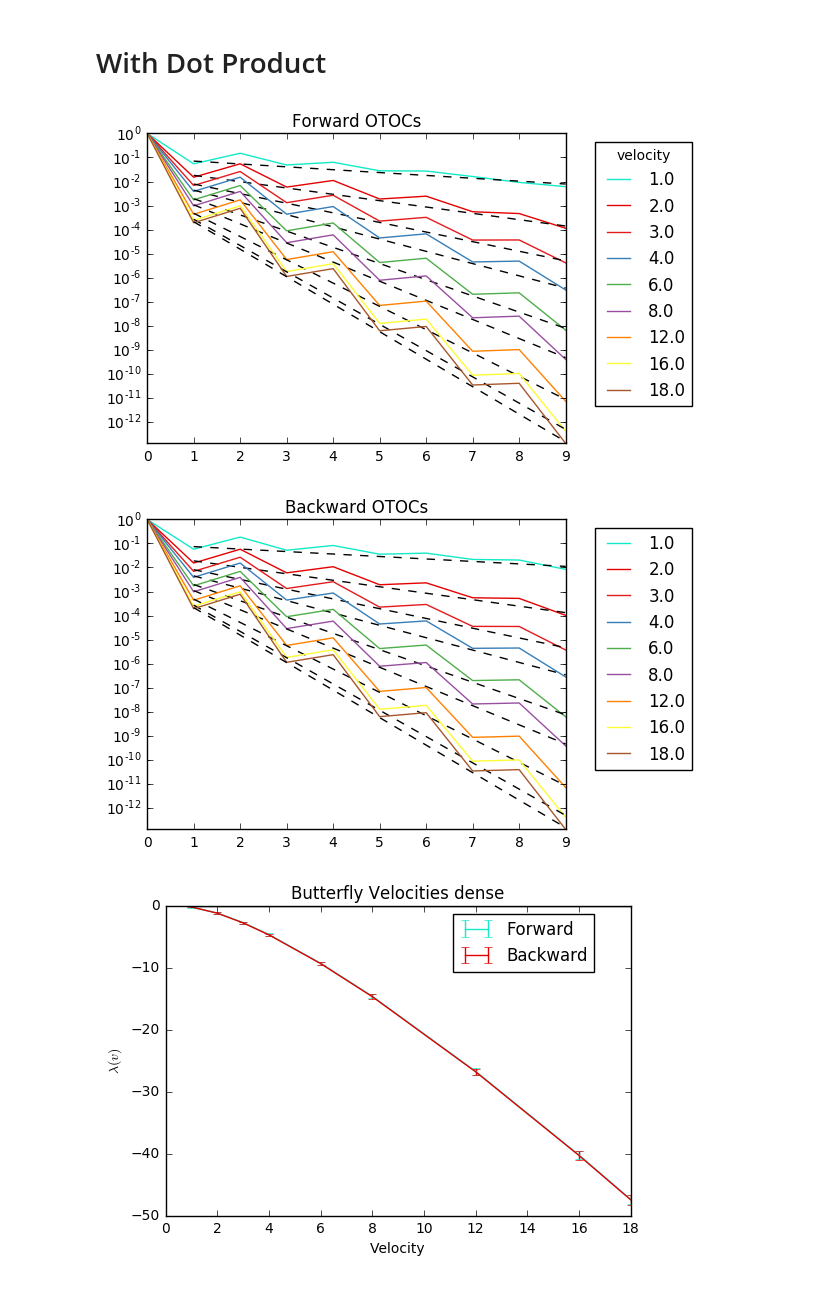
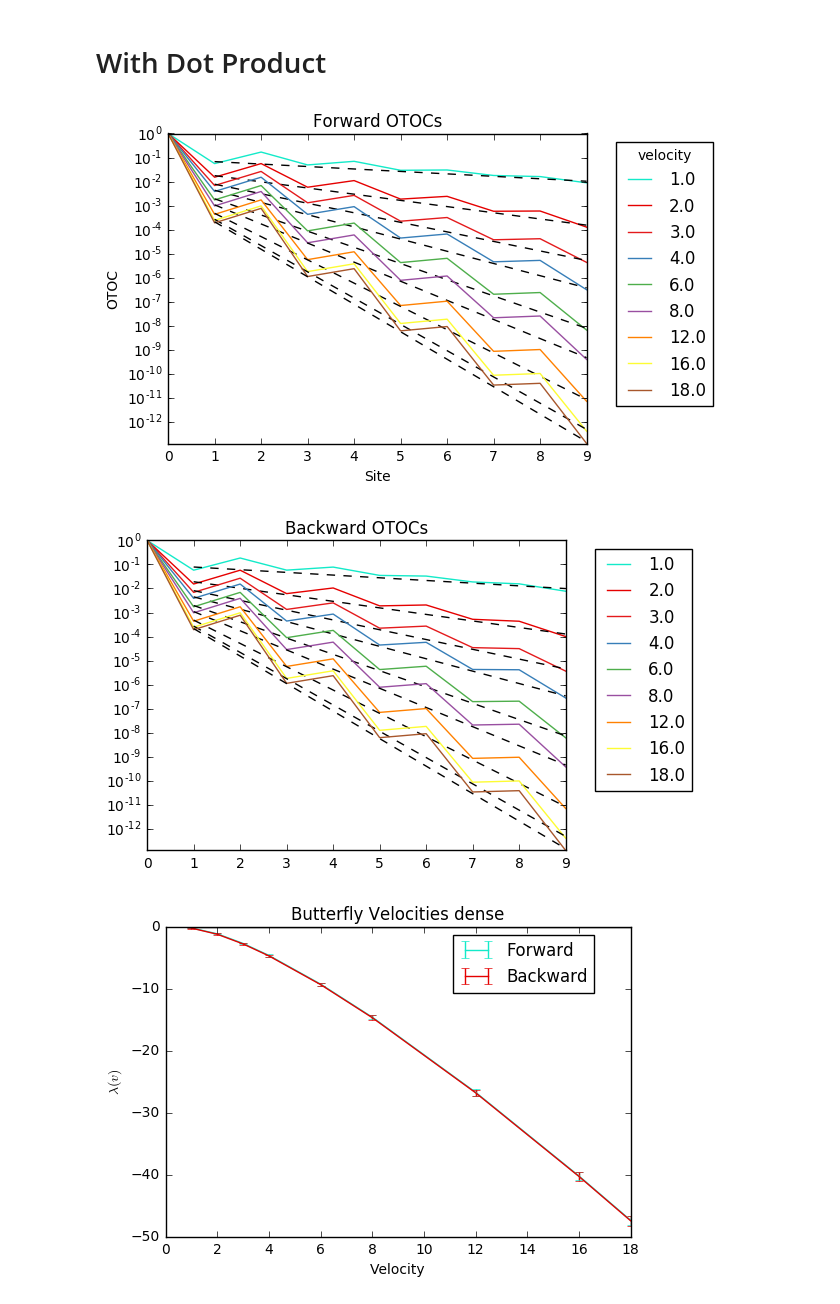
Before and after one commit to cnstahl/Asymmetric, a Jupyter notebook: python/Hamiltonian/OTOCs.ipynb, the cells around one changed output. Saved outputs shown, nothing was run; the diff lists cells and outputs as text; code cells hidden in the pictures.

```diff
--- a/python/Hamiltonian/OTOCs.ipynb
+++ b/python/Hamiltonian/OTOCs.ipynb
@@ -76,41 +76,43 @@ box = ax.get_position()
 ax.set_position([box.x0, box.y0, box.width * 0.9, box.height])
 ax.legend(bbox_to_anchor=(1.05, 1), loc=2, title="velocity")
 plt.ylim(0,1)
+plt.ylabel('OTOC')
+plt.xlabel('Site')
 plt.title("Forward OTOCs")
-# plt.savefig('figures/otocs_' + fix + 'foreL' + str(L) + '.pdf')
+plt.savefig('figures/otocs_' + fix + 'foreL' + str(L) + '.pdf')
 plt.show()
 
 # Backward
 ax = plt.subplot(111)
 gammas_back = []
 errors_back = []
 for idx, otocback in enumerate(otocsback):
     mean, std = qm.mean_and_std(otocback)
 #     print(vs[idx])
 #     print(qm.chop(np.log10(mean)))
     ax.set_yscale("log", nonposy='clip')
     ax.plot(sites[::], mean, label = str(vs[idx]))
 #     ax.errorbar(sites[::], mean, yerr=std, label = str(vs[idx]))
     x = sites[1::2]
     y = mean[1::2]
     logy = np.log(y)
 #     coeffs = np.polyfit(x,logy,deg=1)
     coeffs, errors = np.polyfit(x,logy,deg=1, cov=True)
 #     print(vs[idx], coeffs)
     poly = np.poly1d(coeffs)
     yfit = lambda x: np.exp(poly(x))
     ax.plot(x,yfit(x), 'k--')
     gammas_back.append(coeffs[0] * vs[idx])
     errors_back.append(np.sqrt(errors[0,0]) * vs[idx])
 box = ax.get_position()
 ax.set_position([box.x0, box.y0, box.width * 0.9, box.height])
 ax.legend(bbox_to_anchor=(1.05, 1), loc=2)
 plt.ylim(0,1)
 plt.title("Backward OTOCs")
 # plt.savefig('figures/otocs_' + fix + 'backL' + str(L) + '.pdf')
 plt.show()
 # %% [output]
-[figure, old version]
+[figure, new version]
 [figure]
 # %%
 ax = plt.subplot(111)
```
Also changed, not shown: parts of 1 cell of this notebook, 5 other files.
